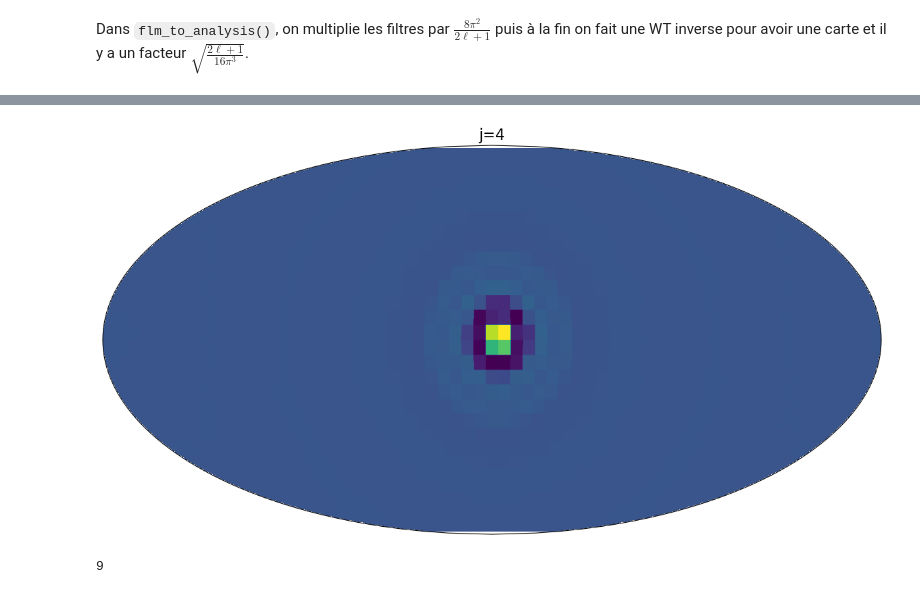
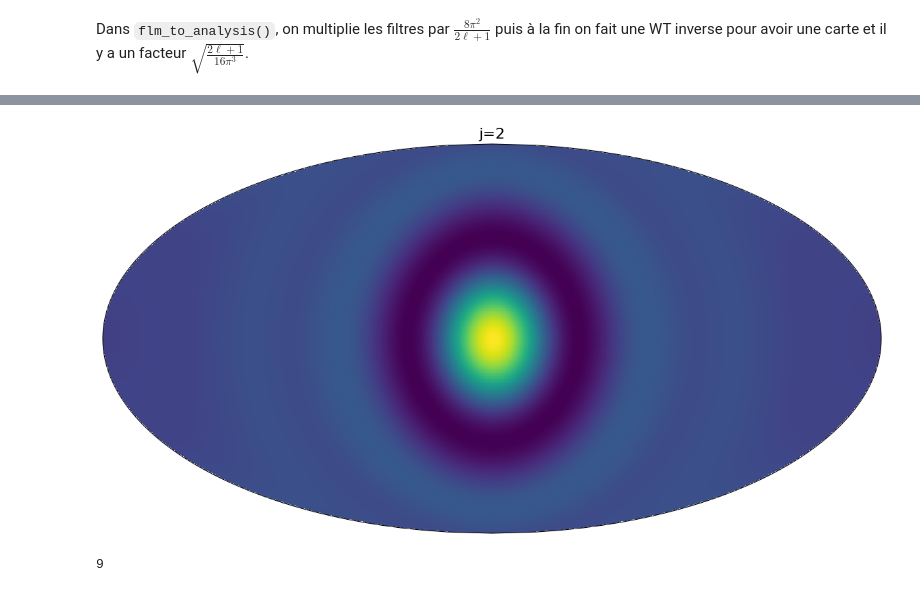
Before and after one commit to mousset/scatcovJAX, a Jupyter notebook: Notebooks/Build_wavelets.ipynb, the cells around one changed output, grey strips where cells are left out. Saved outputs shown, nothing was run; the diff lists cells and outputs as text; code cells hidden in the pictures.

```diff
--- a/Notebooks/Build_wavelets.ipynb
+++ b/Notebooks/Build_wavelets.ipynb
@@ -79,7 +81,7 @@ sampling = "mw"
 multiresolution = True
 reality = True
 
-N = 1
+N = 2
 L = 256
 J_min = 0
 
@@ -226,7 +233,7 @@ W_dirac = s2wav.flm_to_analysis(
     sampling=sampling,
     nside=None,
     reality=False,
-    multiresolution=multiresolution,
+    multiresolution=True,
     filters=wlm,
     precomps=None
 )
@@ -233,8 +251,8 @@ W_dirac = s2wav.flm_to_analysis(
 # %%
-j = 4
-plot.plot_map_MW_Mollweide(W_dirac[j][0, :, :], central_longitude=0, title=f'{j=}')
+j = 2
+fig = plot.plot_map_MW_Mollweide(W_dirac[j][5, :, :], central_longitude=0, title=f'{j=}')
 # %% [output]
-[figure, old version]
+[figure, new version]
 # %%
 import scatcovjax.Scattering_lib as scatlib
 weights = scatlib.quadrature(L, J_min, sampling, None, multiresolution)
```
Also changed, not shown: parts of 24 cells of this notebook, 4 other files.
